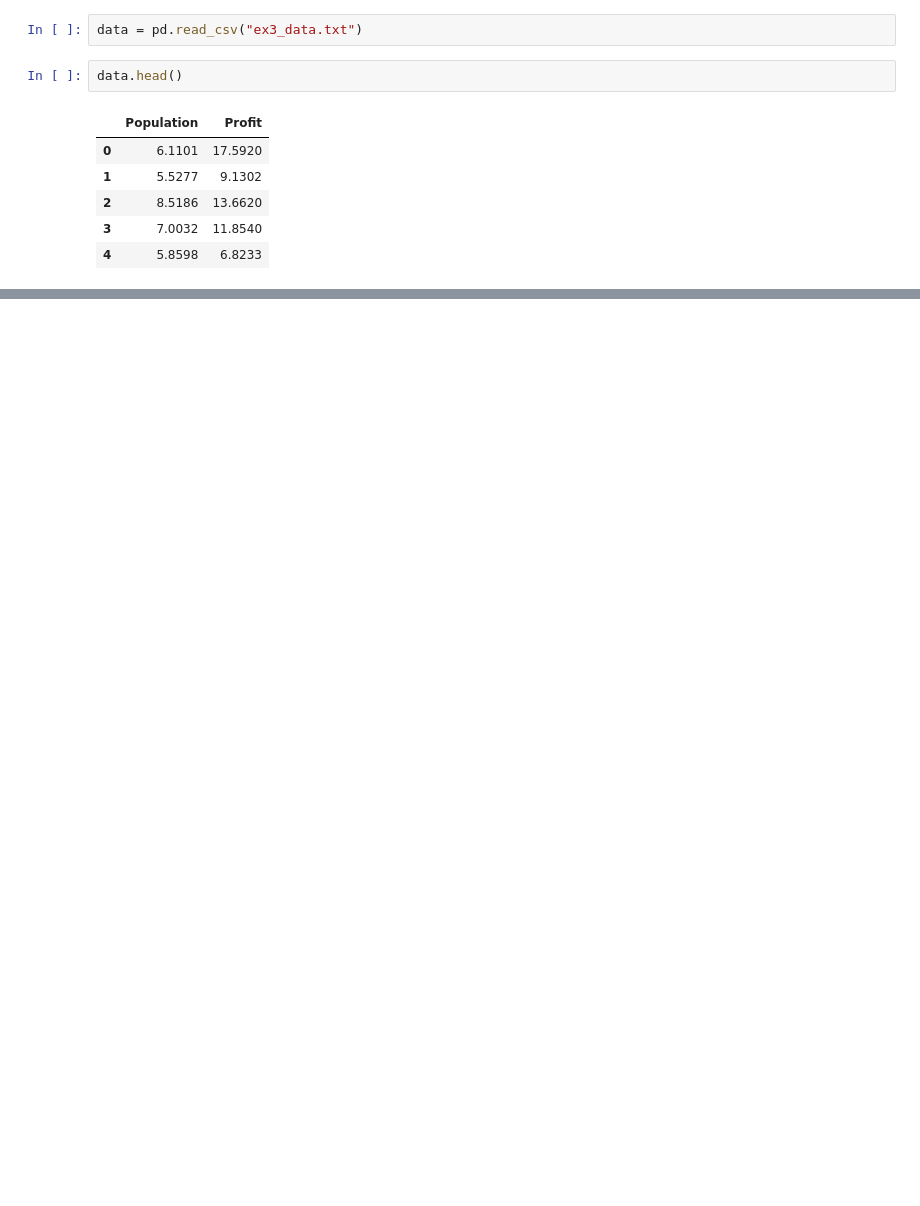
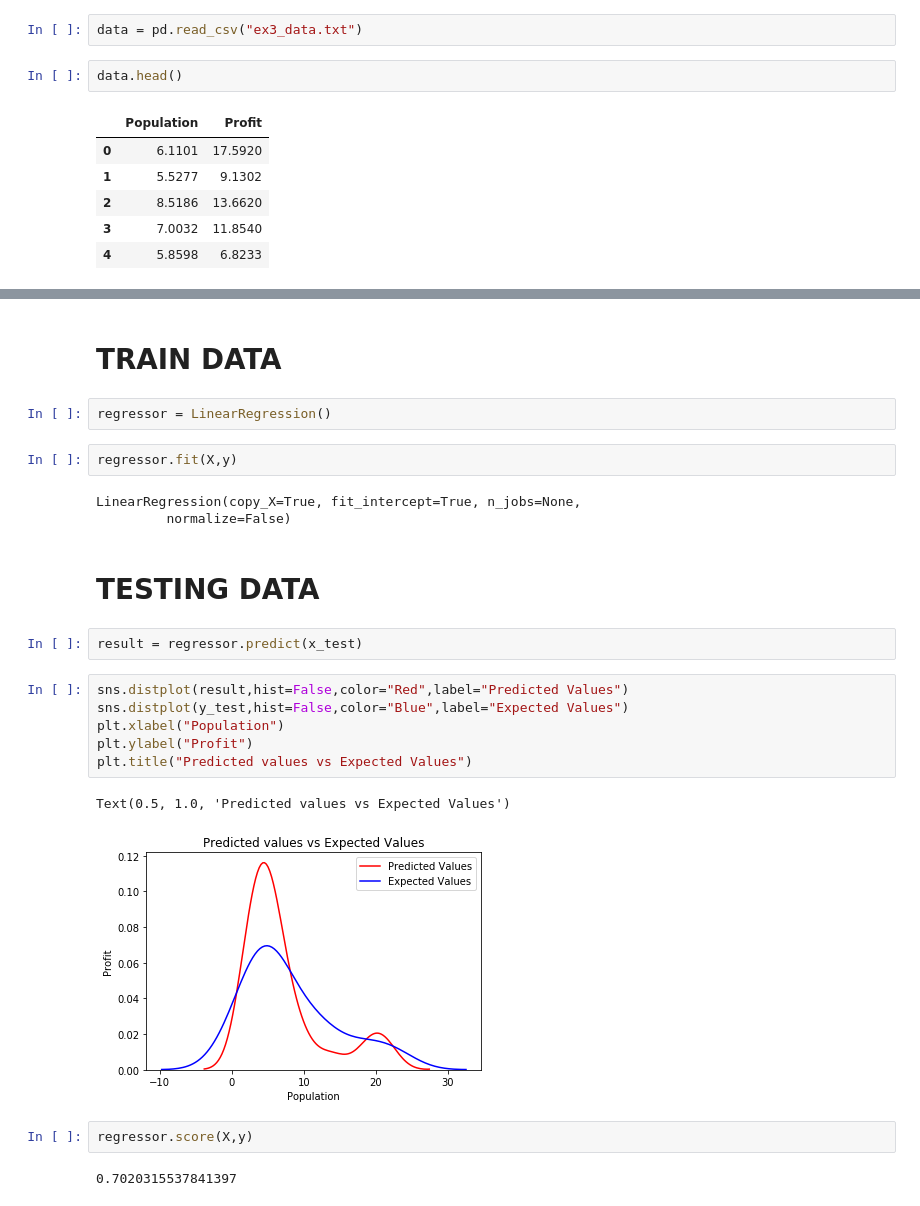
Before and after one commit to ibocerra/DataScience_Statistics-data-analysis_ML_DL_UPTC, a Jupyter notebook: Taller3/Taller3.ipynb, the cells around one changed output, grey strips where cells are left out. Drawn from its saved outputs; the diff is of its cells as text; blank space fills up the shorter version.

```diff
--- a/Taller3/Taller3.ipynb
+++ b/Taller3/Taller3.ipynb
@@ -24,0 +64,26 @@ data.head()
+# %% [markdown]
+# TRAIN DATA
+# %%
+regressor = LinearRegression()
+# %%
+regressor.fit(X,y)
+# %% [output]
+LinearRegression(copy_X=True, fit_intercept=True, n_jobs=None,
+         normalize=False)
+# %% [markdown]
+# TESTING DATA
+# %%
+result = regressor.predict(x_test)
+# %%
+sns.distplot(result,hist=False,color="Red",label="Predicted Values")
+sns.distplot(y_test,hist=False,color="Blue",label="Expected Values")
+plt.xlabel("Population")
+plt.ylabel("Profit")
+plt.title("Predicted values vs Expected Values")
+# %% [output]
+Text(0.5, 1.0, 'Predicted values vs Expected Values')
+[figure, added]
+# %%
+regressor.score(X,y)
+# %% [output]
+0.7020315537841397
```
Also changed, not shown: parts of 11 cells of this notebook.
